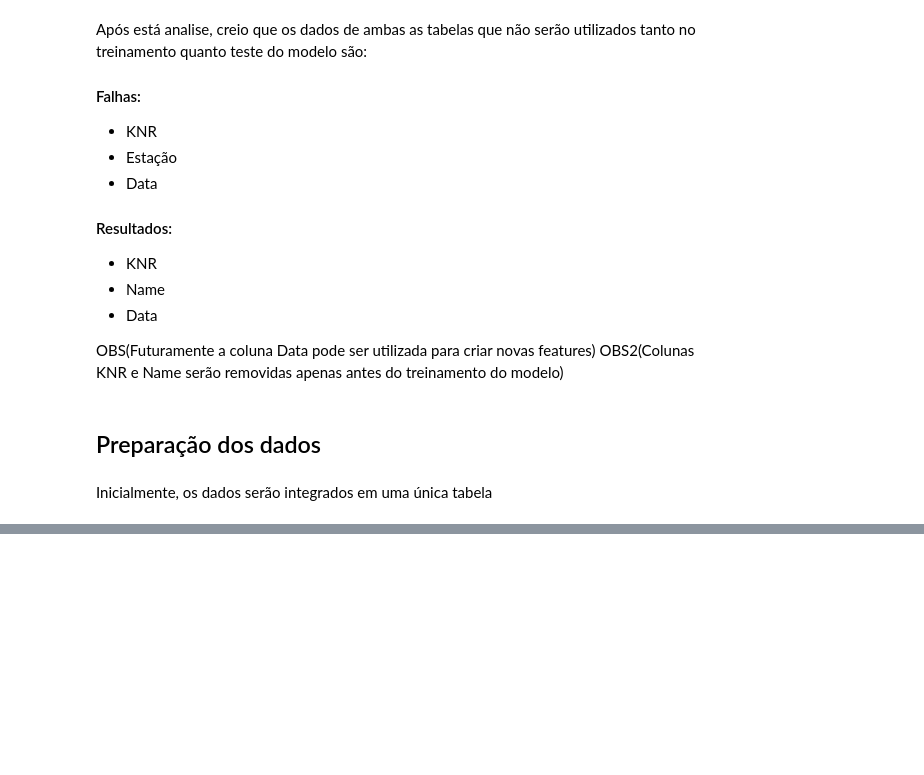
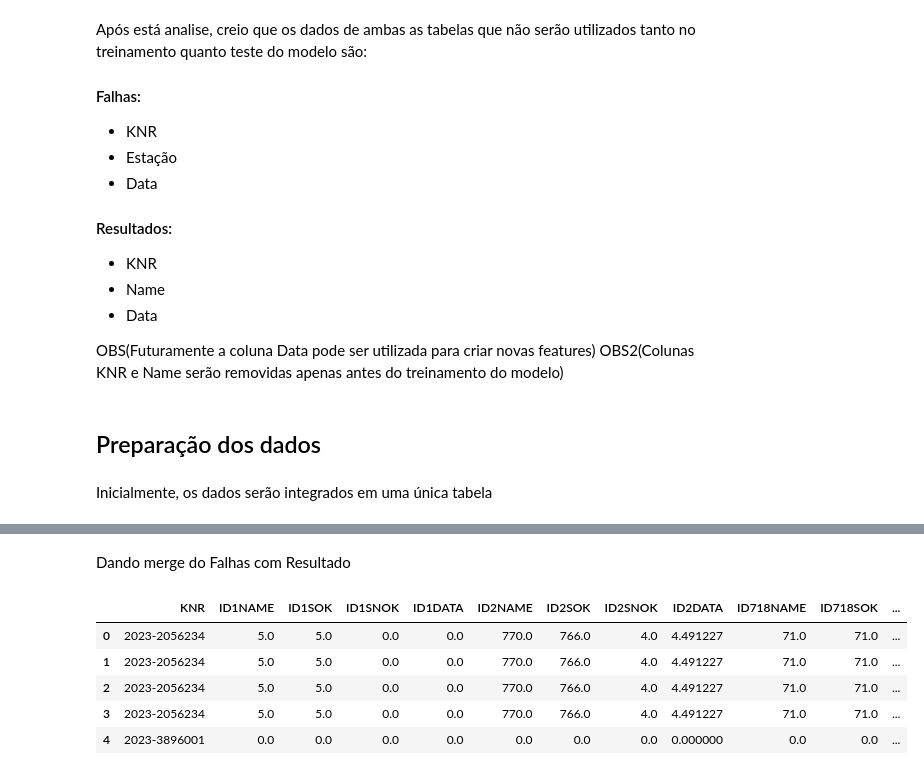
Before and after one commit to Inteli-College/2024-2A-T08-EC07-G01, a Jupyter notebook: src/main.ipynb, the cells around one changed output, grey strips where cells are left out. Cells and saved outputs as stored; diff of their text form; code cells hidden in the pictures; blank space fills up the shorter version.

```diff
--- a/src/main.ipynb
+++ b/src/main.ipynb
@@ -82,0 +246,6 @@ df_falhas.shape
+# %%
+# Removendo as colunas
+
+colunas_to_remove = ['MODELO', 'COR', 'MOTOR', 'ESTACAO', 'USUARIO', 'HALLE', 'DATA']
+
+df_falhas = df_falhas.drop(columns=colunas_to_remove, axis=1)
@@ -82,0 +265,2 @@ df_falhas.shape
+# %%
+df_falhas['FALHA'] = 1
@@ -82,0 +276,16 @@ df_falhas.shape
+# %% [markdown]
+Dando merge do Falhas com Resultado
+# %%
+# Realizando o merge dos dataframes df_falhas e final_df com base na coluna 'KNR'
+merged_df = pd.merge(final_df, df_falhas, on='KNR', how='outer')
+# %%
+merged_df = merged_df.fillna(0)
+# %%
+merged_df.head()
+# %% [output]
+|  | KNR | ID1NAME | ID1SOK | ID1SNOK | ID1DATA | ID2NAME | ID2SOK | ID2SNOK | ID2DATA | ID718NAME | ID718SOK | ... |
+| 0 | 2023-2056234 | 5.0 | 5.0 | 0.0 | 0.0 | 770.0 | 766.0 | 4.0 | 4.491227 | 71.0 | 71.0 | ... |
+| 1 | 2023-2056234 | 5.0 | 5.0 | 0.0 | 0.0 | 770.0 | 766.0 | 4.0 | 4.491227 | 71.0 | 71.0 | ... |
+| 2 | 2023-2056234 | 5.0 | 5.0 | 0.0 | 0.0 | 770.0 | 766.0 | 4.0 | 4.491227 | 71.0 | 71.0 | ... |
+| 3 | 2023-2056234 | 5.0 | 5.0 | 0.0 | 0.0 | 770.0 | 766.0 | 4.0 | 4.491227 | 71.0 | 71.0 | ... |
+| 4 | 2023-3896001 | 0.0 | 0.0 | 0.0 | 0.0 | 0.0 | 0.0 | 0.0 | 0.000000 | 0.0 | 0.0 | ... |
```
Also changed, not shown: parts of 46 cells of this notebook, 1 other file.
